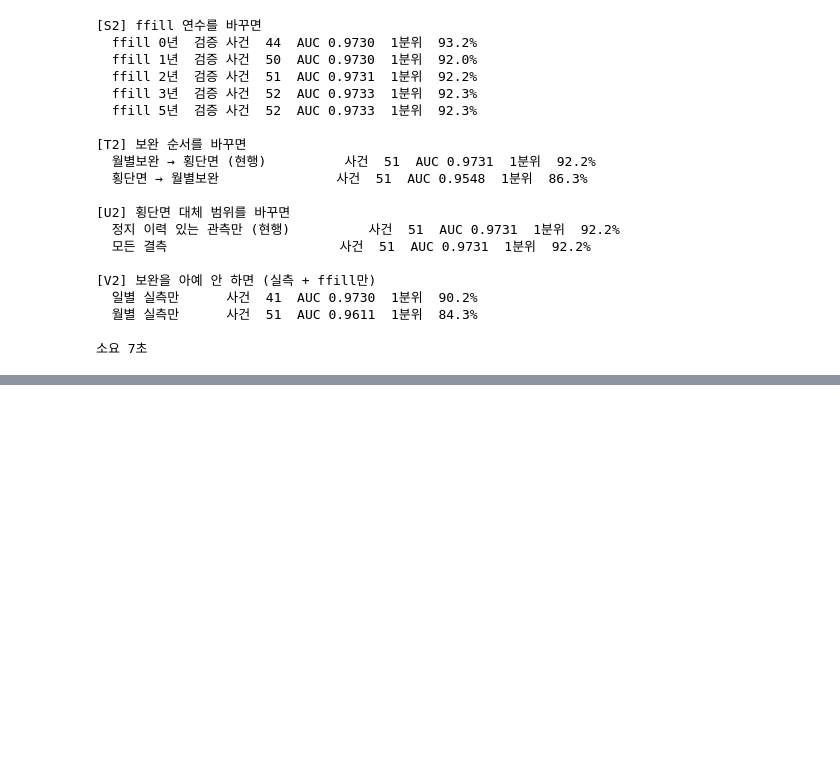
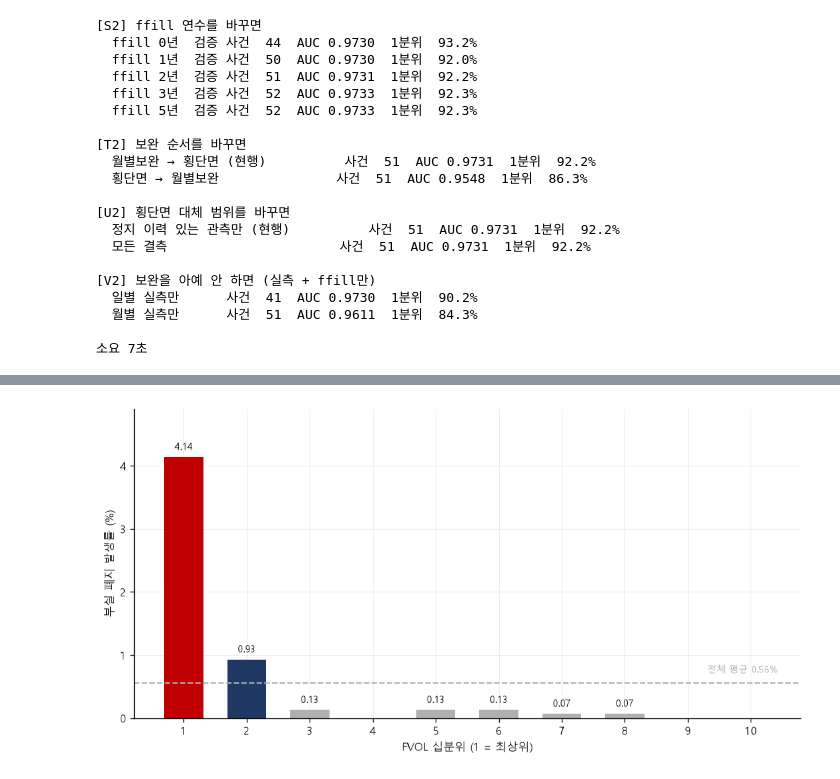
Before and after one commit to Seanjeon0220/project, a Jupyter notebook: quant/fVoL/kospi/delisted_withD.ipynb, the cells around one changed output, grey strips where cells are left out. Saved outputs shown, nothing was run; the diff lists cells and outputs as text; code cells hidden in the pictures; blank space fills up the shorter version.

```diff
--- a/quant/fVoL/kospi/delisted_withD.ipynb
+++ b/quant/fVoL/kospi/delisted_withD.ipynb
@@ -4873,0 +5223,80 @@ KeyError: 'SIGMA_d12'
+# %%
+# 그림 10~13
+
+fig, ax = plt.subplots(figsize=(9.0, 4.6))
+dec = list(range(1, 11))
+rate = [4.14, 0.93, 0.13, 0.00, 0.13, 0.13, 0.07, 0.07, 0.00, 0.00]
+obs = [1521, 1513, 1514, 1513, 1509, 1518, 1514, 1513, 1514, 1526]
+col = [RED, NAVY] + [GRAY] * 8
+b = ax.bar(dec, rate, color=col, width=0.62)
+ax.axhline(0.56, color=GRAY, linestyle='--', linewidth=1.3)
+ax.text(10.42, 0.72, '전체 평균 0.56%', color=GRAY, fontsize=8.5, ha='right')
+ax.set_xlabel('FVOL 십분위 (1 = 최상위)')
+ax.set_ylabel('부실 폐지 발생률 (%)')
+ax.set_xticks(dec)
+ax.set_ylim(0, 4.9)
+for v, p in zip(rate, b):
+    if v > 0:
+        ax.text(p.get_x() + p.get_width() / 2, v + 0.11, f'{v:.2f}', ha='center', fontsize=9)
+
+clean(ax); plt.tight_layout(); plt.show()
+
+
+fig, ax = plt.subplots(figsize=(8.4, 4.4))
+lab = ['변동성 제외', '결합 5변수', '4변수 + FVOL', '6변수']
+auc = [0.9243, 0.9695, 0.9643, 0.9802]
+lo = [0.8860, 0.9533, 0.9471, 0.9717]
+hi = [0.9572, 0.9827, 0.9787, 0.9875]
+x = np.arange(len(lab))
+cols = [GRAY, NAVY, '#8FA4C8', RED]
+ax.errorbar(x, auc, yerr=[np.array(auc) - np.array(lo), np.array(hi) - np.array(auc)],
+            fmt='none', capsize=5, elinewidth=1.5, ecolor=GRAY)
+for i, c in enumerate(cols):
+    ax.plot(x[i], auc[i], 'o', markersize=9, color=c)
+    ax.text(x[i] + 0.13, auc[i], f'{auc[i]:.4f}', fontsize=9.5, va='center')
+ax.set_xticks(x); ax.set_xticklabels(lab, fontsize=9.5)
+ax.set_ylabel('표본 외 AUC')
+ax.set_ylim(0.86, 1.005)
+ax.annotate('', xy=(3, 0.9802), xytext=(1, 0.9695),
+            arrowprops=dict(arrowstyle='->', color=RED, linewidth=1.3))
+ax.text(2.0, 0.9885, 'ΔAUC +0.0106\n[0.0029, 0.0214]', color=RED,
+        fontsize=9, ha='center')
+clean(ax); plt.tight_layout(); plt.show()
+
+
+fig, ax = plt.subplots(figsize=(9.4, 4.6))
+dec = ['1분위', '2분위', '3분위', '4분위', '5분위', '6-10분위']
+S = {'변동성 제외': [76.5, 15.7, 5.9, 2.0, 0.0, 2.0],
+     '결합 5변수': [88.2, 5.9, 3.9, 0.0, 0.0, 2.0],
+     '4변수 + FVOL': [86.3, 7.8, 3.9, 0.0, 0.0, 2.0],
+     '6변수': [94.1, 3.9, 2.0, 0.0, 0.0, 0.0]}
+x = np.arange(len(dec)); w = 0.2
+cols = [GRAY, NAVY, '#8FA4C8', RED]
+for i, ((k, v), c) in enumerate(zip(S.items(), cols)):
+    ax.bar(x + (i - 1.5) * w, v, width=w, label=k, color=c)
+ax.set_xticks(x); ax.set_xticklabels(dec)
+ax.set_ylabel('사건 포착률 (%)')
+ax.set_ylim(0, 102)
+ax.legend(frameon=False, fontsize=9)
+clean(ax); plt.tight_layout(); plt.show()
+
+
+fig, axes = plt.subplots(1, 2, figsize=(11.0, 4.4))
+for ax, (name, base, top, mult, auc, n, ev) in zip(
+        axes,
+        [('흑자 (NITA>0)', 0.12, 1.63, 13.05, 0.8807, 11221, 14),
+         ('적자 (NITA≤0)', 1.76, 5.65, 3.21, 0.8318, 3921, 69)]):
+    b = ax.bar(['기저 사건률', '최상위 십분위'], [base, top],
+               color=[GRAY, RED], width=0.5)
+    for v, p in zip([base, top], b):
+        ax.text(p.get_x() + p.get_width() / 2, v + top * 0.03, f'{v:.2f}%',
+                ha='center', fontsize=10)
+    ax.set_ylim(0, top * 1.35)
+    ax.set_ylabel('부실 폐지 발생률 (%)')
+    ax.set_title(f'{name}   n = {n:,}, 사건 {ev}건', fontsize=10, color=NAVY, pad=10)
+    ax.text(0.5, top * 1.20, f'{mult:.2f}배', ha='center', color=RED, fontsize=12)
+    ax.text(0.5, top * 1.08, f'AUC {auc:.4f}', ha='center', color=GRAY, fontsize=9)
+    clean(ax)
+plt.tight_layout(); plt.show()
+# %% [output]
+[figure, added]
```
Also changed, not shown: parts of 16 cells of this notebook.
